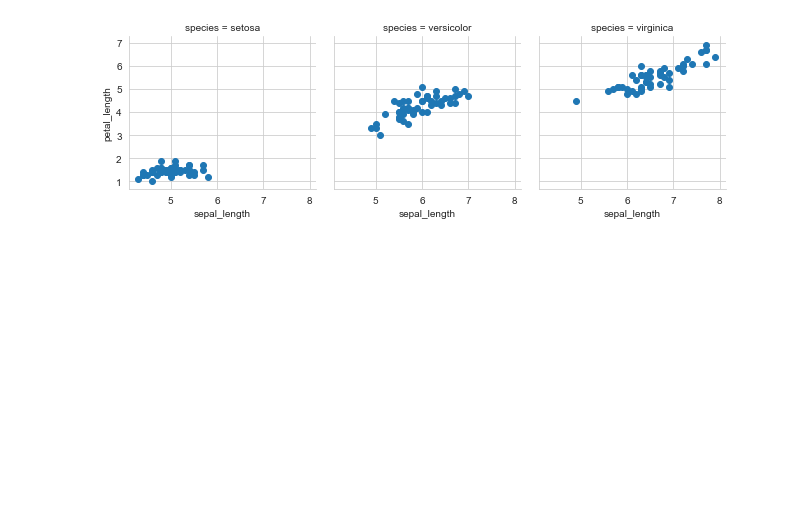
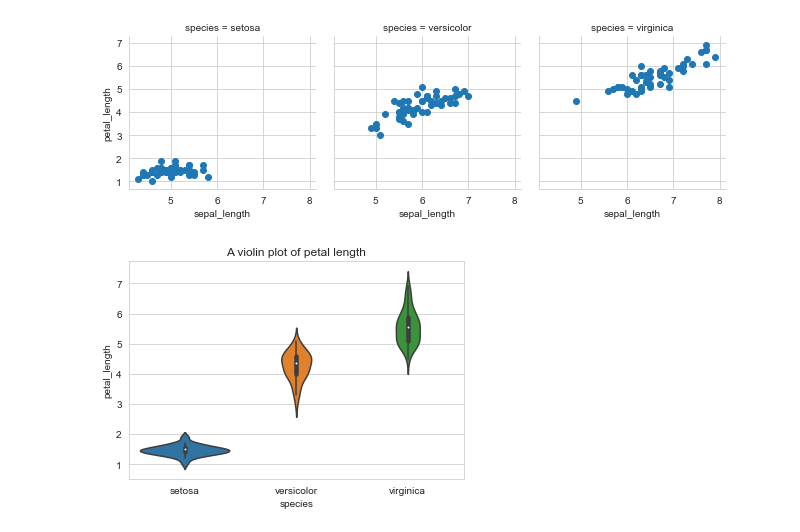
Before and after one commit to Bornatch/EPFL, a Jupyter notebook: ML/Cours1/01_07_basics of data visualization.ipynb, the cells around one changed output. Saved outputs shown, nothing was run; the diff lists cells and outputs as text; code cells hidden in the pictures; blank space fills up the shorter version.

```diff
--- a/ML/Cours1/01_07_basics of data visualization.ipynb
+++ b/ML/Cours1/01_07_basics of data visualization.ipynb
@@ -180,5 +179,7 @@ grid = grid.map(plt.scatter, "sepal_length", "petal_length");
 # %% [output]
 [figure]
 # %%
-grid = sns.FacetGrid(iris, col='species')
-grid = grid.map(plt.scatter,  "petal_length", "sepal_length",);
+grid = sns.violinplot(iris["species"], iris['petal_length']).set_title('A violin plot of petal length')
+#grid = grid.map(plt.scatter, "sepal_length", "petal_length");
+# %% [output]
+[figure, added]
```
Also changed, not shown: parts of 2 cells of this notebook.
